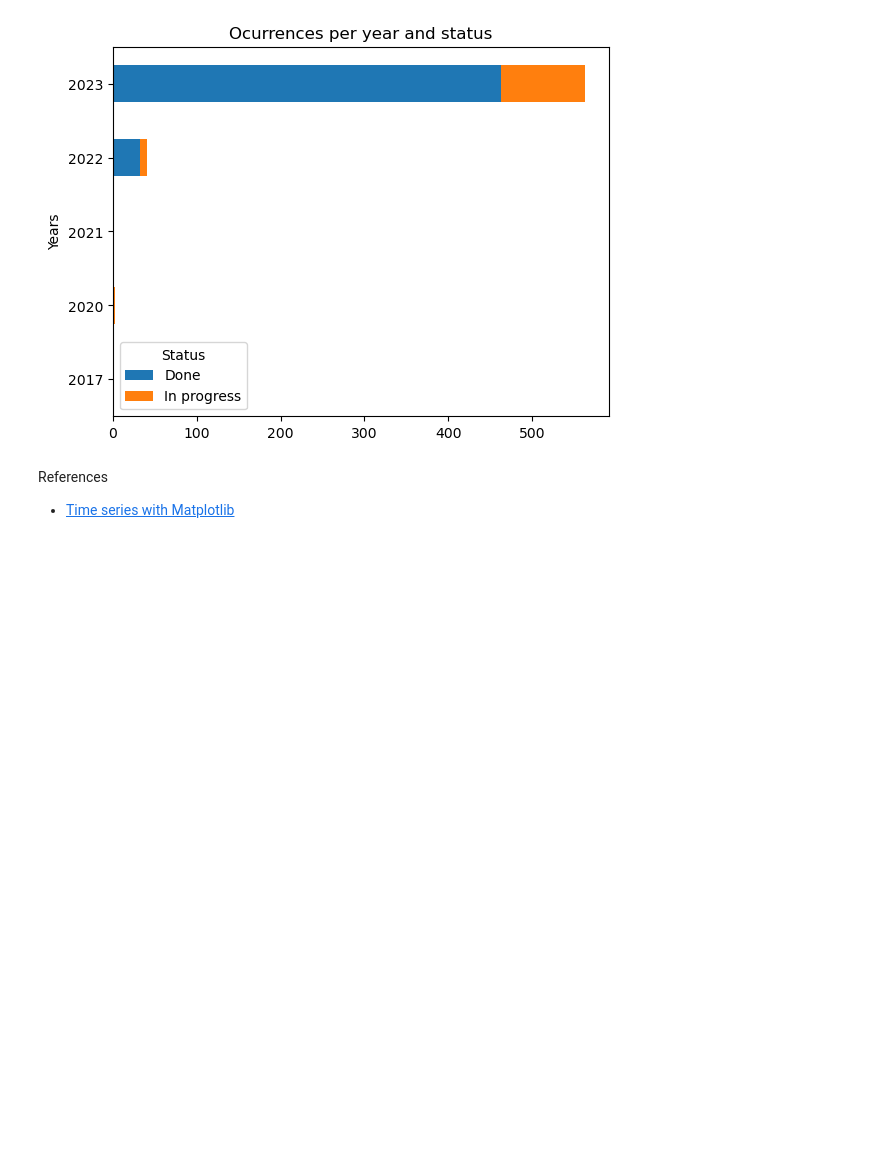
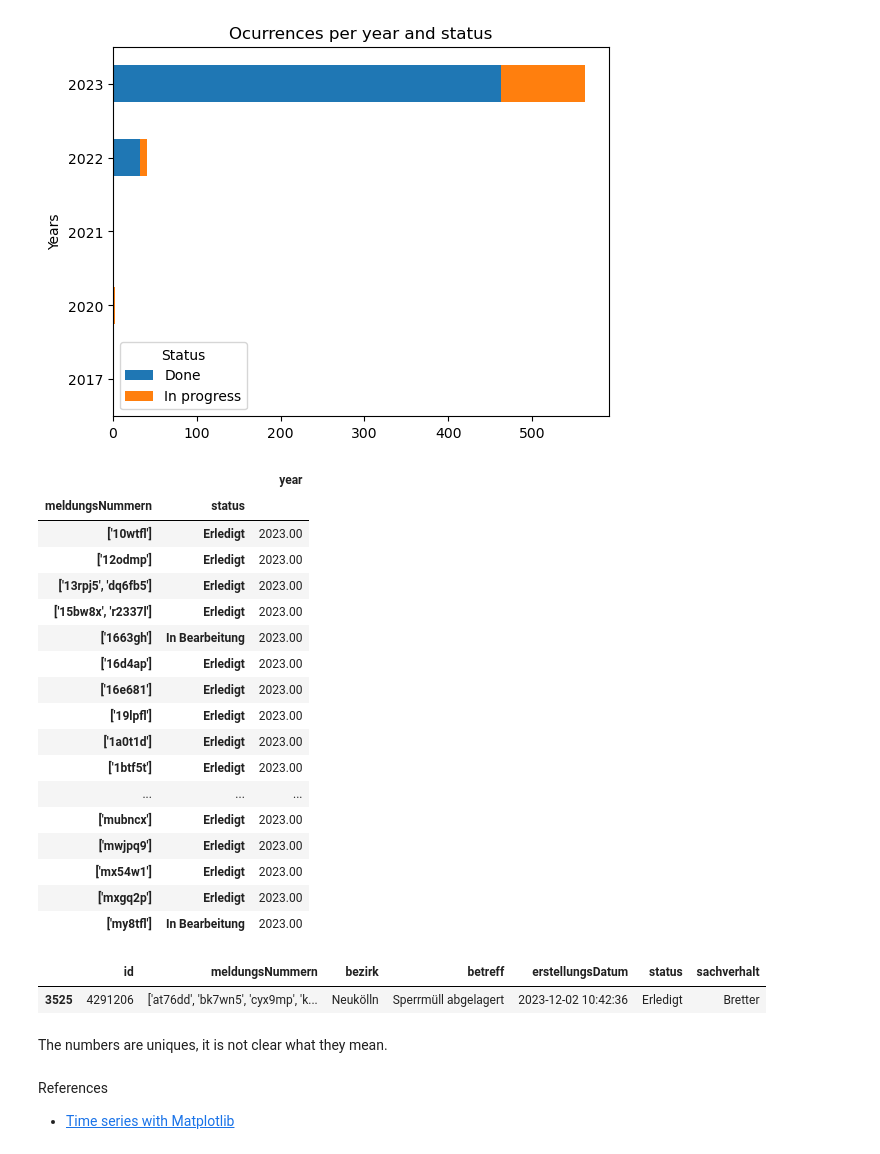
Before and after one commit to TechLabs-Berlin/wt23-geofree, a Jupyter notebook: data_project/visualization_OrdnungsamtData.ipynb, the cells around one changed output. Drawn from its saved outputs; the diff is of its cells as text; code cells hidden in the pictures; blank space fills up the shorter version.

```diff
--- a/data_project/visualization_OrdnungsamtData.ipynb
+++ b/data_project/visualization_OrdnungsamtData.ipynb
@@ -72,6 +72,8 @@ import numpy as np
 from datetime import datetime
 # %%
 # set maximum number of rows
+
+pd.set_option('display.max_columns', 100)
 pd.set_option('display.max_rows', 20)
 # %%
 # import the data
@@ -562,6 +567,46 @@ plt.legend(title='Status', labels = ['Done', 'In progress'],loc='best')
 plt.show()
 # %% [output]
 [figure]
+# %%
+# Checking if the done accurrences have more than 1 meldungsNummern and if these numbers are repeated in different collumns
+
+
+# df_plot = df_narrow.groupby(['meldungsNummern', 'status']).size().reset_index().pivot(columns='meldungsNummern', index='status', values=0)
+# df_plot
+
+df_narrow.groupby(by=['meldungsNummern', 'status'])\
+    .sum()\
+    .fillna(0)\
+    .style.format('{:.2f}').background_gradient(axis=0)
+# %% [output]
+|  |  | year |
+| meldungsNummern | status |  |
+| ['10wtfl'] | Erledigt | 2023.00 |
+| ['12odmp'] | Erledigt | 2023.00 |
+| ['13rpj5', 'dq6fb5'] | Erledigt | 2023.00 |
+| ['15bw8x', 'r2337l'] | Erledigt | 2023.00 |
+| ['1663gh'] | In Bearbeitung | 2023.00 |
+| ['16d4ap'] | Erledigt | 2023.00 |
+| ['16e681'] | Erledigt | 2023.00 |
+| ['19lpfl'] | Erledigt | 2023.00 |
+| ['1a0t1d'] | Erledigt | 2023.00 |
+| ['1btf5t'] | Erledigt | 2023.00 |
+| ... | ... | ... |
+| ['mubncx'] | Erledigt | 2023.00 |
+| ['mwjpq9'] | Erledigt | 2023.00 |
+| ['mx54w1'] | Erledigt | 2023.00 |
+| ['mxgq2p'] | Erledigt | 2023.00 |
+| ['my8tfl'] | In Bearbeitung | 2023.00 |
+# %%
+# len(df[df['meldungsNummern'].str.contains('3i0d8h')])
+# df[df['meldungsNummern'].str.contains('3i0d8h')]
+
+df[df['meldungsNummern'].str.contains('cyx9mp')]
+# %% [output]
+|  | id | meldungsNummern | bezirk | betreff | erstellungsDatum | status | sachverhalt |
+| 3525 | 4291206 | ['at76dd', 'bk7wn5', 'cyx9mp', 'k... | Neukölln | Sperrmüll abgelagert | 2023-12-02 10:42:36 | Erledigt | Bretter |
+# %% [markdown]
+The numbers are uniques, it is not clear what they mean.
 # %% [markdown]
 References
 - [Time series with Matplotlib](https://www.python-graph-gallery.com/basic-time-series-with-matplotlib)
```
Also changed, not shown: parts of 7 cells of this notebook.
